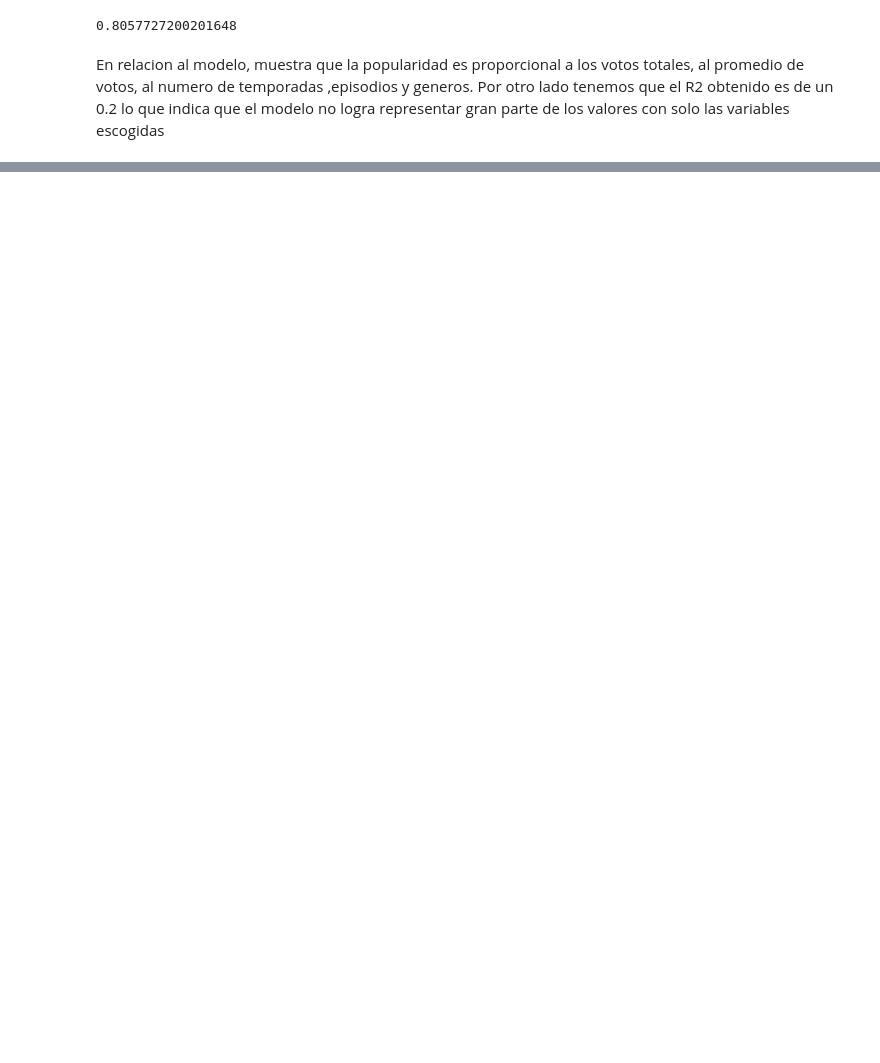
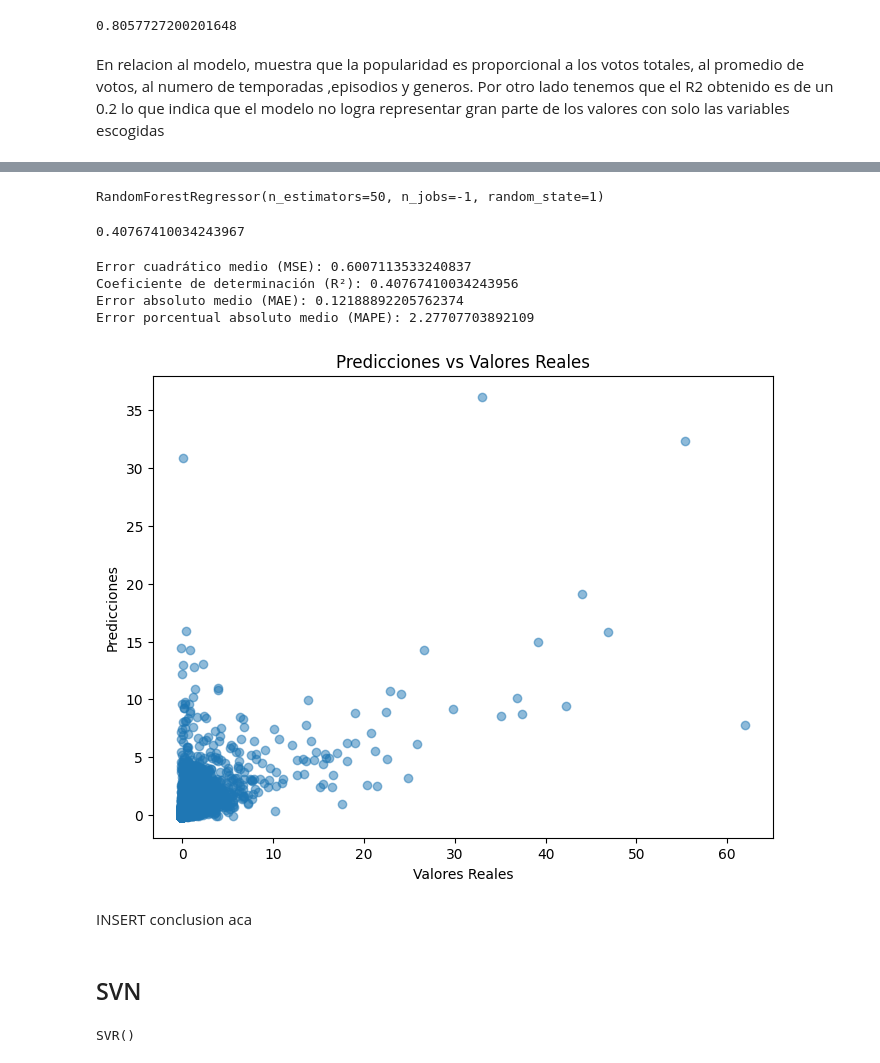
Before and after one commit to PedroJofreEsc/popularidad-de-series, a Jupyter notebook: popularidad de series Jofre.ipynb, the cells around one changed output, grey strips where cells are left out. Drawn from its saved outputs; the diff is of its cells as text; code cells hidden in the pictures; blank space fills up the shorter version.

```diff
--- a/popularidad de series Jofre.ipynb
+++ b/popularidad de series Jofre.ipynb
@@ -678,0 +677,45 @@ Por otro lado tenemos que el R2 obtenido es de un 0.2 lo que indica que el model
+# %%
+train_f, test_f =train_test_split(tmdb_forest,test_size=0.3, random_state=1)
+# %%
+X_train=train_f.drop('Popularidad',axis=1)
+X_test=test_f.drop('Popularidad',axis=1)
+y_train=train_f['Popularidad'].copy()
+y_test=test_f['Popularidad'].copy()
+# %%
+model_f = RandomForestRegressor(n_estimators=50, random_state=1, n_jobs=-1)
+model_f.fit(X_train, y_train)
+# %% [output]
+RandomForestRegressor(n_estimators=50, n_jobs=-1, random_state=1)
+# %%
+Y_mod_f=model_f.predict(X_test)
+model_f.score(X_test,y_test)
+# %% [output]
+0.40767410034243967
+# %%
+mse = mean_squared_error(y_test, Y_mod_f)
+r2 = r2_score(y_test, Y_mod_f)
+mae = mean_absolute_error(y_test, Y_mod_f)
+mape = mean_absolute_percentage_error(y_test, Y_mod_f)
+
+print(f'Error cuadrático medio (MSE): {mse}')
+print(f'Coeficiente de determinación (R²): {r2}')
+print(f'Error absoluto medio (MAE): {mae}')
+print(f'Error porcentual absoluto medio (MAPE): {mape}')
+# %% [output]
+Error cuadrático medio (MSE): 0.6007113533240837
+Coeficiente de determinación (R²): 0.40767410034243956
+Error absoluto medio (MAE): 0.12188892205762374
+Error porcentual absoluto medio (MAPE): 2.27707703892109
+# %%
+plt.figure(figsize=(8, 6))
+plt.scatter(y_test, Y_mod_f, alpha=0.5)
+plt.xlabel("Valores Reales")
+plt.ylabel("Predicciones")
+plt.title("Predicciones vs Valores Reales")
+plt.show()
+# %% [output]
+[figure, added]
+# %% [markdown]
+INSERT conclusion aca
+# %% [markdown]
+## SVN
@@ -678,0 +731,5 @@ Por otro lado tenemos que el R2 obtenido es de un 0.2 lo que indica que el model
+# %%
+model_svn = svm.SVR()
+model_svn.fit(X_train, y_train)
+# %% [output]
+SVR()
```
Also changed, not shown: parts of 10 cells of this notebook.
